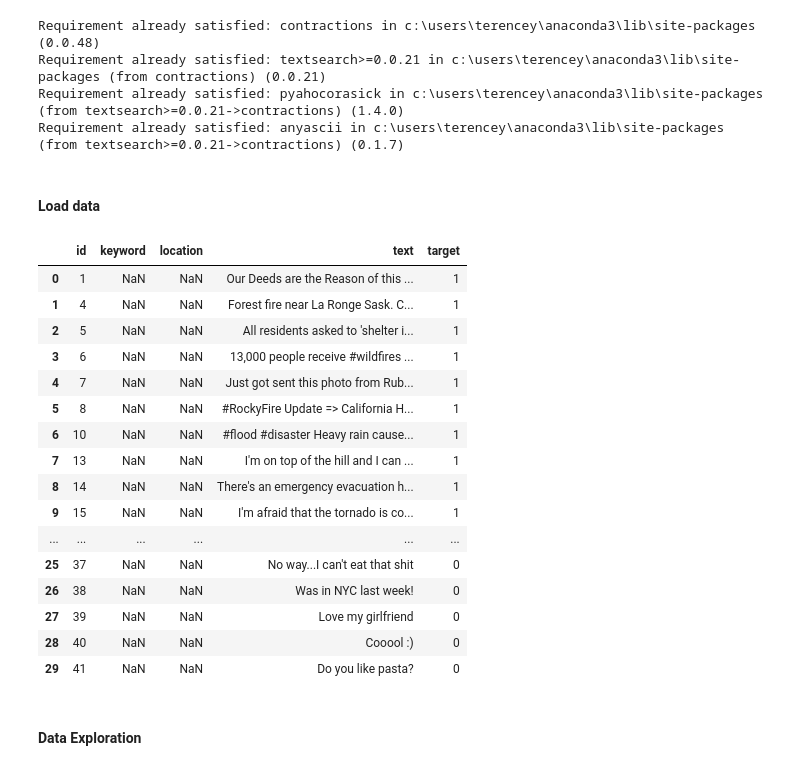
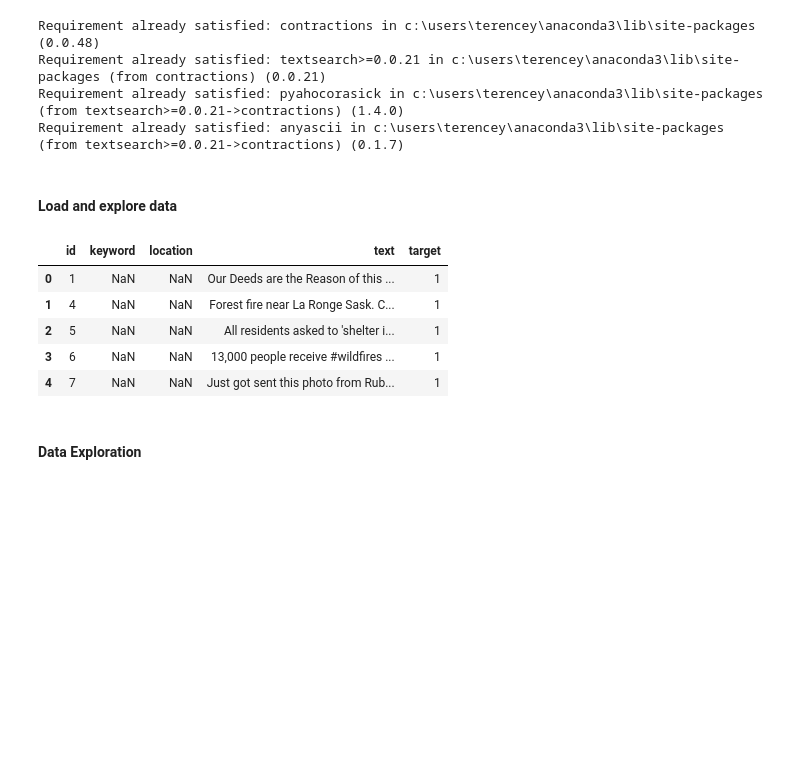
Before and after one commit to yepterence/Project-Cymopolea, a Jupyter notebook: text-processing.ipynb, the cells around one changed output. Drawn from its saved outputs; the diff is of its cells as text; code cells hidden in the pictures; blank space fills up the shorter version.

```diff
--- a/text-processing.ipynb
+++ b/text-processing.ipynb
@@ -22,30 +22,19 @@ Requirement already satisfied: textsearch>=0.0.21 in c:\users\terencey\anaconda3
 Requirement already satisfied: pyahocorasick in c:\users\terencey\anaconda3\lib\site-packages (from textsearch>=0.0.21->contractions) (1.4.0)
 Requirement already satisfied: anyascii in c:\users\terencey\anaconda3\lib\site-packages (from textsearch>=0.0.21->contractions) (0.1.7)
 # %% [markdown]
-#### Load data
+#### Load and explore data
 # %%
 pd.set_option('display.max_colwidth',100)
 # Load training set
 raw_ = pd.read_csv('text-data/train.csv')
-raw_.head(30)
+raw_.head()
 # %% [output]
 |  | id | keyword | location | text | target |
 | 0 | 1 | NaN | NaN | Our Deeds are the Reason of this ... | 1 |
 | 1 | 4 | NaN | NaN | Forest fire near La Ronge Sask. C... | 1 |
 | 2 | 5 | NaN | NaN | All residents asked to 'shelter i... | 1 |
 | 3 | 6 | NaN | NaN | 13,000 people receive #wildfires ... | 1 |
 | 4 | 7 | NaN | NaN | Just got sent this photo from Rub... | 1 |
-| 5 | 8 | NaN | NaN | #RockyFire Update => California H... | 1 |
-| 6 | 10 | NaN | NaN | #flood #disaster Heavy rain cause... | 1 |
-| 7 | 13 | NaN | NaN | I'm on top of the hill and I can ... | 1 |
-| 8 | 14 | NaN | NaN | There's an emergency evacuation h... | 1 |
-| 9 | 15 | NaN | NaN | I'm afraid that the tornado is co... | 1 |
-| ... | ... | ... | ... | ... | ... |
-| 25 | 37 | NaN | NaN | No way...I can't eat that shit | 0 |
-| 26 | 38 | NaN | NaN | Was in NYC last week! | 0 |
-| 27 | 39 | NaN | NaN | Love my girlfriend | 0 |
-| 28 | 40 | NaN | NaN | Cooool :) | 0 |
-| 29 | 41 | NaN | NaN | Do you like pasta? | 0 |
 # %% [markdown]
 #### Data Exploration
 # %%
```
Also changed, not shown: parts of 20 cells of this notebook, 1 other file.
